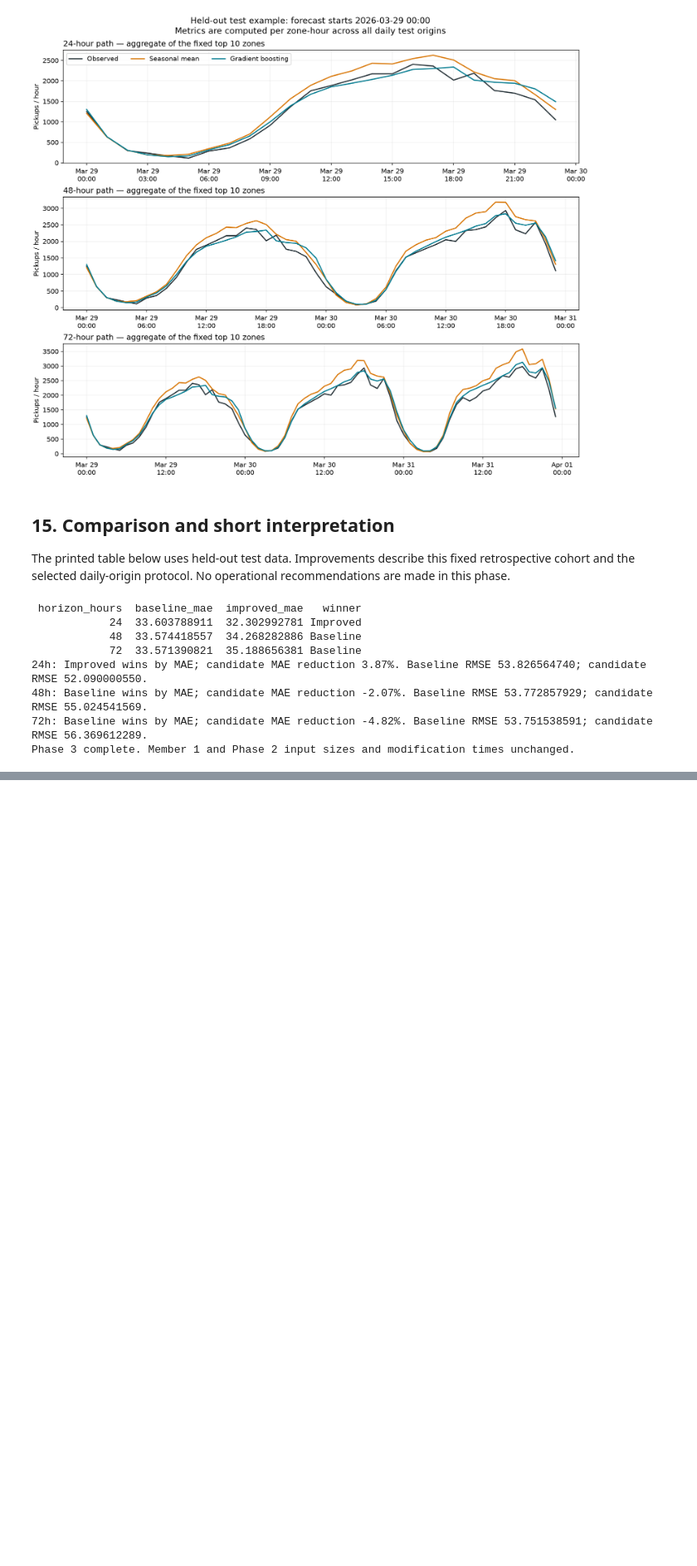
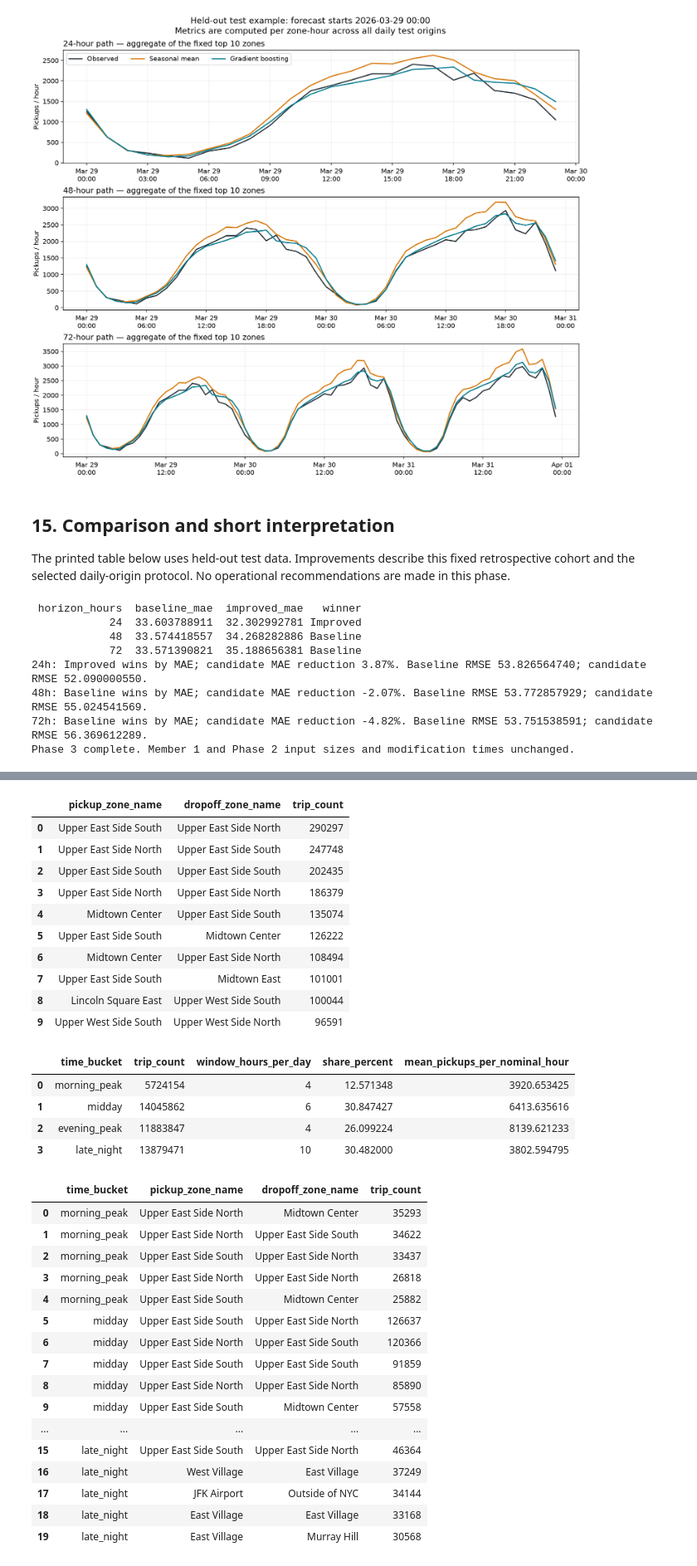
Before and after one commit to Tharukshan03/urban-flow-datathon-2026, a Jupyter notebook: notebooks/03_demand_and_spatial_analysis.ipynb, the cells around one changed output, grey strips where cells are left out. Shown at 83% size. Drawn from its saved outputs; the diff is of its cells as text; code cells hidden in the pictures; blank space fills up the shorter version.

```diff
--- a/notebooks/03_demand_and_spatial_analysis.ipynb
+++ b/notebooks/03_demand_and_spatial_analysis.ipynb
@@ -321,0 +399,38 @@ Phase 3 complete. Member 1 and Phase 2 input sizes and modification times unchan
+# %%
+display(spatial_tables['top_zone_pairs'])
+display(spatial_tables['bucket_summary'])
+display(spatial_tables['top_time_pairs'])
+# %% [output]
+|  | pickup_zone_name | dropoff_zone_name | trip_count |
+| 0 | Upper East Side South | Upper East Side North | 290297 |
+| 1 | Upper East Side North | Upper East Side South | 247748 |
+| 2 | Upper East Side South | Upper East Side South | 202435 |
+| 3 | Upper East Side North | Upper East Side North | 186379 |
+| 4 | Midtown Center | Upper East Side South | 135074 |
+| 5 | Upper East Side South | Midtown Center | 126222 |
+| 6 | Midtown Center | Upper East Side North | 108494 |
+| 7 | Upper East Side South | Midtown East | 101001 |
+| 8 | Lincoln Square East | Upper West Side South | 100044 |
+| 9 | Upper West Side South | Upper West Side North | 96591 |
+|  | time_bucket | trip_count | window_hours_per_day | share_percent | mean_pickups_per_nominal_hour |
+| 0 | morning_peak | 5724154 | 4 | 12.571348 | 3920.653425 |
+| 1 | midday | 14045862 | 6 | 30.847427 | 6413.635616 |
+| 2 | evening_peak | 11883847 | 4 | 26.099224 | 8139.621233 |
+| 3 | late_night | 13879471 | 10 | 30.482000 | 3802.594795 |
+|  | time_bucket | pickup_zone_name | dropoff_zone_name | trip_count |
+| 0 | morning_peak | Upper East Side North | Midtown Center | 35293 |
+| 1 | morning_peak | Upper East Side North | Upper East Side South | 34622 |
+| 2 | morning_peak | Upper East Side South | Upper East Side North | 33437 |
+| 3 | morning_peak | Upper East Side North | Upper East Side North | 26818 |
+| 4 | morning_peak | Upper East Side South | Midtown Center | 25882 |
+| 5 | midday | Upper East Side South | Upper East Side North | 126637 |
+| 6 | midday | Upper East Side North | Upper East Side South | 120366 |
+| 7 | midday | Upper East Side South | Upper East Side South | 91859 |
+| 8 | midday | Upper East Side North | Upper East Side North | 85890 |
+| 9 | midday | Upper East Side South | Midtown Center | 57558 |
+| ... | ... | ... | ... | ... |
+| 15 | late_night | Upper East Side South | Upper East Side North | 46364 |
+| 16 | late_night | West Village | East Village | 37249 |
+| 17 | late_night | JFK Airport | Outside of NYC | 34144 |
+| 18 | late_night | East Village | East Village | 33168 |
+| 19 | late_night | East Village | Murray Hill | 30568 |
```
Also changed, not shown: parts of 11 cells of this notebook, 12 other files.
